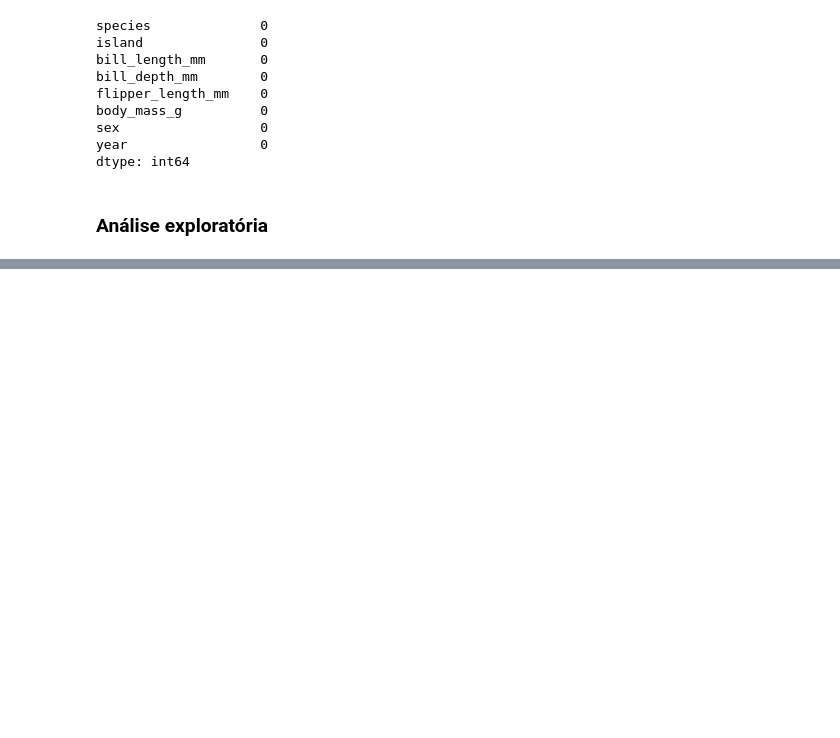
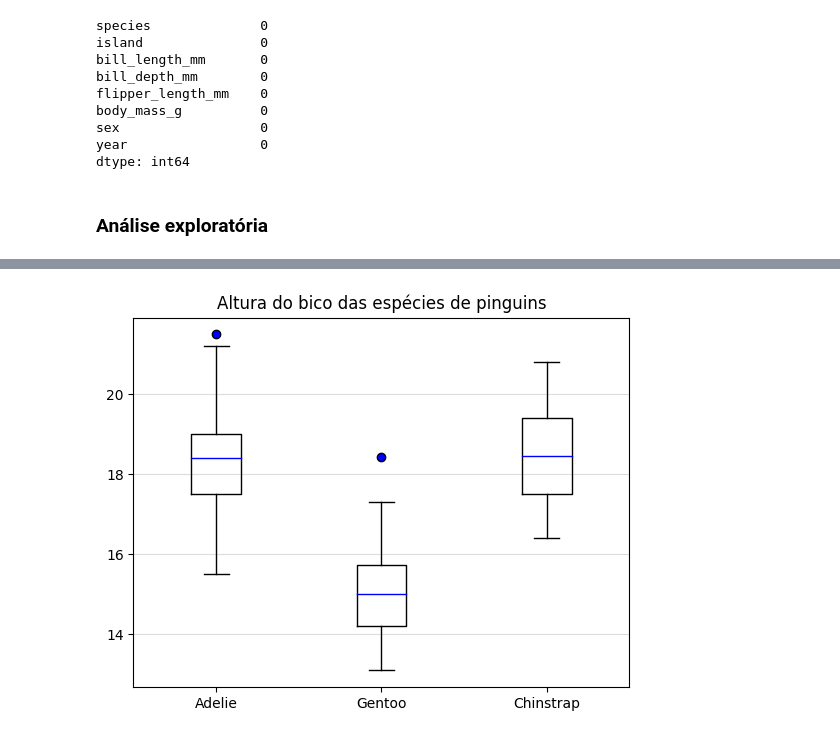
Before and after one commit to carolysg/projeto-pinguins, a Jupyter notebook: penguins.ipynb, the cells around one changed output, grey strips where cells are left out. Cells and saved outputs as stored; diff of their text form; code cells hidden in the pictures; blank space fills up the shorter version.

```diff
--- a/penguins.ipynb
+++ b/penguins.ipynb
@@ -229,0 +269,11 @@ dtype: int64
+# %%
+# Boxplot de bill_depth_mm
+bill_depth_mm = [df.loc[df['species']=='Adelie','bill_depth_mm'], df.loc[df['species']=='Gentoo','bill_depth_mm'], df.loc[df['species']=='Chinstrap','bill_depth_mm']]
+fig2, ax2 = plt.subplots()
+ax2.set_title('Altura do bico das espécies de pinguins')
+ax2.boxplot(bill_depth_mm, medianprops=dict(color='blue'), flierprops=dict(markerfacecolor = 'blue'))
+ax2.set_xticks([1,2,3], labels=['Adelie', 'Gentoo', 'Chinstrap'])
+ax2.yaxis.grid(True, color='gainsboro')
+plt.show()
+# %% [output]
+[figure, added]
```
Also changed, not shown: parts of 8 cells of this notebook.
